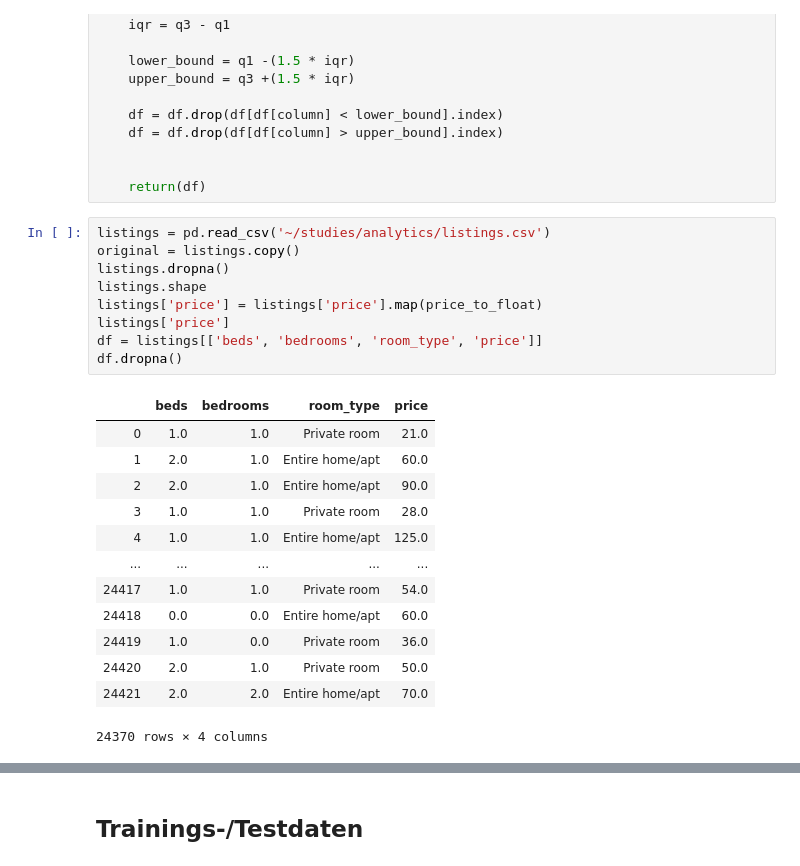
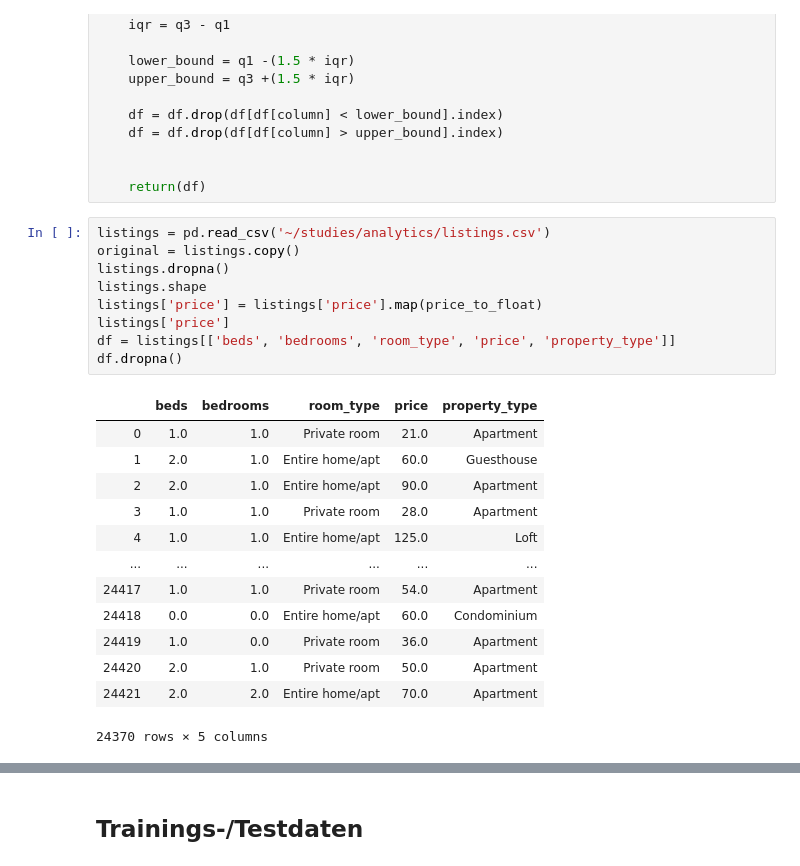
Before and after one commit to Llois41/analyticsProIT, a Jupyter notebook: AirBnB_k_nearest_neighbor.ipynb, the cells around one changed output, grey strips where cells are left out. Drawn from its saved outputs; the diff is of its cells as text.

```diff
--- a/AirBnB_k_nearest_neighbor.ipynb
+++ b/AirBnB_k_nearest_neighbor.ipynb
@@ -37,23 +39,23 @@ def outlier(df, column):
 # %%
 listings = pd.read_csv('~/studies/analytics/listings.csv')
 original = listings.copy()
 listings.dropna()
 listings.shape
 listings['price'] = listings['price'].map(price_to_float)
 listings['price']
-df = listings[['beds', 'bedrooms', 'room_type', 'price']]
+df = listings[['beds', 'bedrooms', 'room_type', 'price', 'property_type']]
 df.dropna()
 # %% [output]
-|  | beds | bedrooms | room_type | price |
-| 0 | 1.0 | 1.0 | Private room | 21.0 |
-| 1 | 2.0 | 1.0 | Entire home/apt | 60.0 |
-| 2 | 2.0 | 1.0 | Entire home/apt | 90.0 |
-| 3 | 1.0 | 1.0 | Private room | 28.0 |
-| 4 | 1.0 | 1.0 | Entire home/apt | 125.0 |
-| ... | ... | ... | ... | ... |
-| 24417 | 1.0 | 1.0 | Private room | 54.0 |
-| 24418 | 0.0 | 0.0 | Entire home/apt | 60.0 |
-| 24419 | 1.0 | 0.0 | Private room | 36.0 |
-| 24420 | 2.0 | 1.0 | Private room | 50.0 |
-| 24421 | 2.0 | 2.0 | Entire home/apt | 70.0 |
+|  | beds | bedrooms | room_type | price | property_type |
+| 0 | 1.0 | 1.0 | Private room | 21.0 | Apartment |
+| 1 | 2.0 | 1.0 | Entire home/apt | 60.0 | Guesthouse |
+| 2 | 2.0 | 1.0 | Entire home/apt | 90.0 | Apartment |
+| 3 | 1.0 | 1.0 | Private room | 28.0 | Apartment |
+| 4 | 1.0 | 1.0 | Entire home/apt | 125.0 | Loft |
+| ... | ... | ... | ... | ... | ... |
+| 24417 | 1.0 | 1.0 | Private room | 54.0 | Apartment |
+| 24418 | 0.0 | 0.0 | Entire home/apt | 60.0 | Condominium |
+| 24419 | 1.0 | 0.0 | Private room | 36.0 | Apartment |
+| 24420 | 2.0 | 1.0 | Private room | 50.0 | Apartment |
+| 24421 | 2.0 | 2.0 | Entire home/apt | 70.0 | Apartment |
-24370 rows × 4 columns
+24370 rows × 5 columns
```
Also changed, not shown: parts of 39 cells of this notebook.
